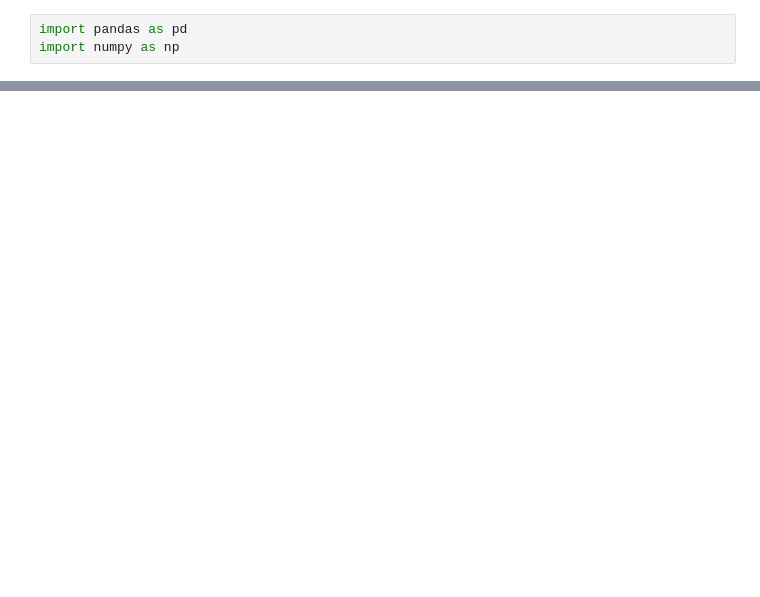
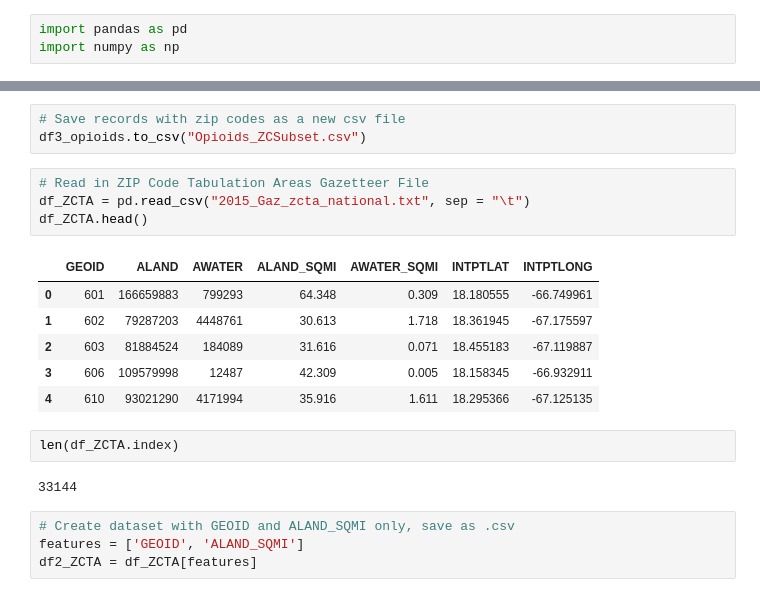
Before and after one commit to sarahrustan/DSE200x-, a Jupyter notebook: DSE200x_FinalProjectWKNG.ipynb, the cells around one changed output, grey strips where cells are left out. Saved outputs shown, nothing was run; the diff lists cells and outputs as text; blank space fills up the shorter version.

```diff
--- a/DSE200x_FinalProjectWKNG.ipynb
+++ b/DSE200x_FinalProjectWKNG.ipynb
@@ -189,0 +232,22 @@ Name: Vpostal, Length: 1200, dtype: object
+# %%
+# Save records with zip codes as a new csv file
+df3_opioids.to_csv("Opioids_ZCSubset.csv")
+# %%
+# Read in ZIP Code Tabulation Areas Gazetteer File
+df_ZCTA = pd.read_csv("2015_Gaz_zcta_national.txt", sep = "\t")
+df_ZCTA.head()
+# %% [output]
+|  | GEOID | ALAND | AWATER | ALAND_SQMI | AWATER_SQMI | INTPTLAT | INTPTLONG |
+| 0 | 601 | 166659883 | 799293 | 64.348 | 0.309 | 18.180555 | -66.749961 |
+| 1 | 602 | 79287203 | 4448761 | 30.613 | 1.718 | 18.361945 | -67.175597 |
+| 2 | 603 | 81884524 | 184089 | 31.616 | 0.071 | 18.455183 | -67.119887 |
+| 3 | 606 | 109579998 | 12487 | 42.309 | 0.005 | 18.158345 | -66.932911 |
+| 4 | 610 | 93021290 | 4171994 | 35.916 | 1.611 | 18.295366 | -67.125135 |
+# %%
+len(df_ZCTA.index)
+# %% [output]
+33144
+# %%
+# Create dataset with GEOID and ALAND_SQMI only, save as .csv
+features = ['GEOID', 'ALAND_SQMI']
+df2_ZCTA = df_ZCTA[features]
```
Also changed, not shown: parts of 53 cells of this notebook.
